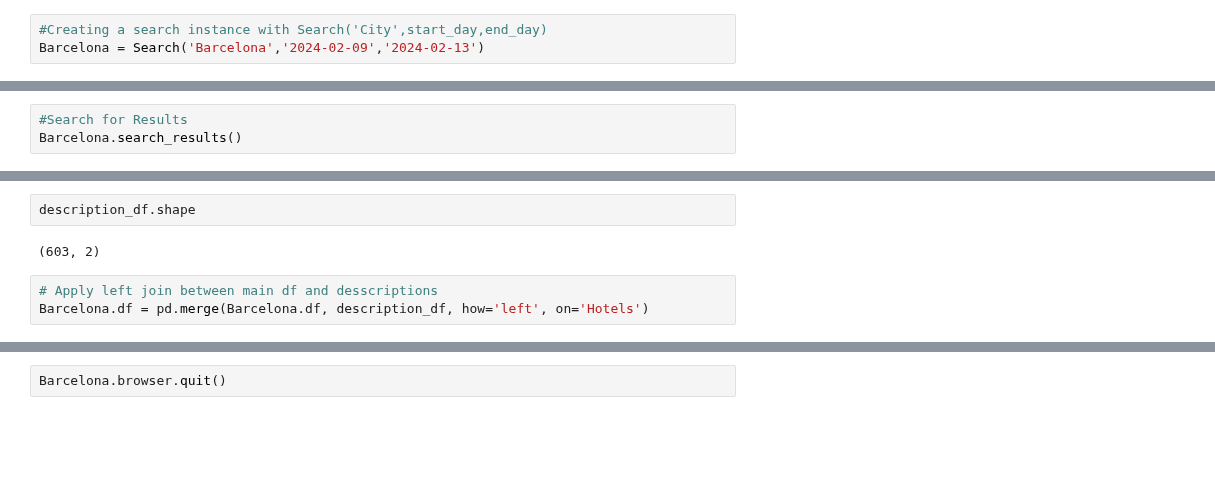
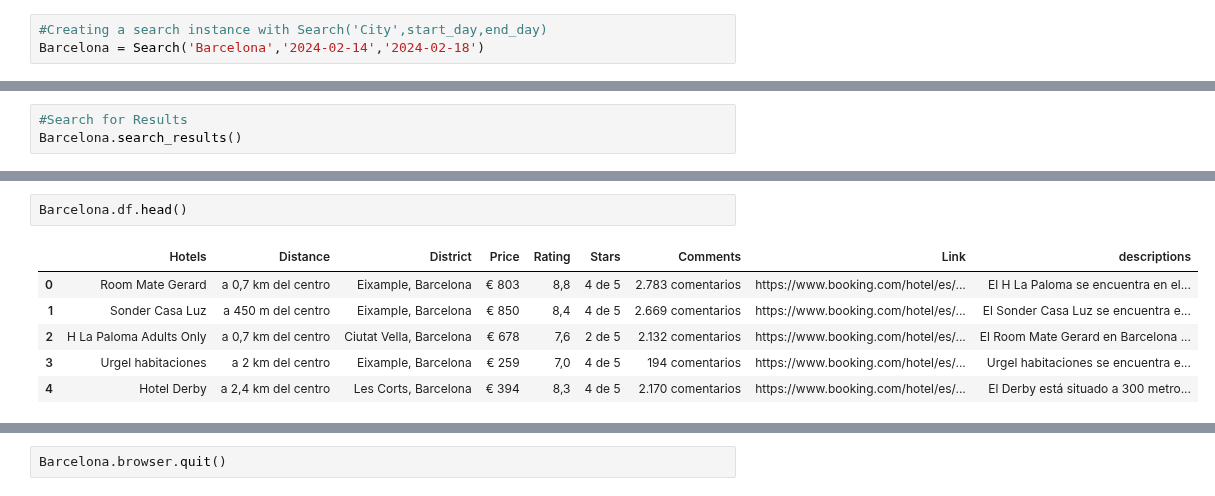
Before and after one commit to mgallon235/Bookings, a Jupyter notebook: final_draft/search_template.ipynb, the cells around one changed output, grey strips where cells are left out. Drawn from its saved outputs; the diff is of its cells as text; blank space fills up the shorter version.

```diff
--- a/final_draft/search_template.ipynb
+++ b/final_draft/search_template.ipynb
@@ -21,7 +21,7 @@ from selenium.webdriver.support.ui import WebDriverWait
 from selenium.webdriver.support import expected_conditions as EC
 # %%
 #Creating a search instance with Search('City',start_day,end_day)
-Barcelona = Search('Barcelona','2024-02-09','2024-02-13')
+Barcelona = Search('Barcelona','2024-02-14','2024-02-18')
 # %%
 #Remove Cookies
 #Find destination button
@@ -157,7 +120,9 @@ description_df = pd.DataFrame(description_result, columns=['Hotels', 'Descriptio
 # %%
-description_df.shape
+Barcelona.df.head()
 # %% [output]
-(603, 2)
+|  | Hotels | Distance | District | Price | Rating | Stars | Comments | Link | descriptions |
+| 0 | Room Mate Gerard | a 0,7 km del centro | Eixample, Barcelona | € 803 | 8,8 | 4 de 5 | 2.783 comentarios | https://www.booking.com/hotel/es/... | El H La Paloma se encuentra en el... |
+| 1 | Sonder Casa Luz | a 450 m del centro | Eixample, Barcelona | € 850 | 8,4 | 4 de 5 | 2.669 comentarios | https://www.booking.com/hotel/es/... | El Sonder Casa Luz se encuentra e... |
+| 2 | H La Paloma Adults Only | a 0,7 km del centro | Ciutat Vella, Barcelona | € 678 | 7,6 | 2 de 5 | 2.132 comentarios | https://www.booking.com/hotel/es/... | El Room Mate Gerard en Barcelona ... |
+| 3 | Urgel habitaciones | a 2 km del centro | Eixample, Barcelona | € 259 | 7,0 | 4 de 5 | 194 comentarios | https://www.booking.com/hotel/es/... | Urgel habitaciones se encuentra e... |
+| 4 | Hotel Derby | a 2,4 km del centro | Les Corts, Barcelona | € 394 | 8,3 | 4 de 5 | 2.170 comentarios | https://www.booking.com/hotel/es/... | El Derby está situado a 300 metro... |
-# %%
-# Apply left join between main df and desscriptions
-Barcelona.df = pd.merge(Barcelona.df, description_df, how='left', on='Hotels')
```
Also changed, not shown: parts of 12 cells of this notebook, 3 other files.
